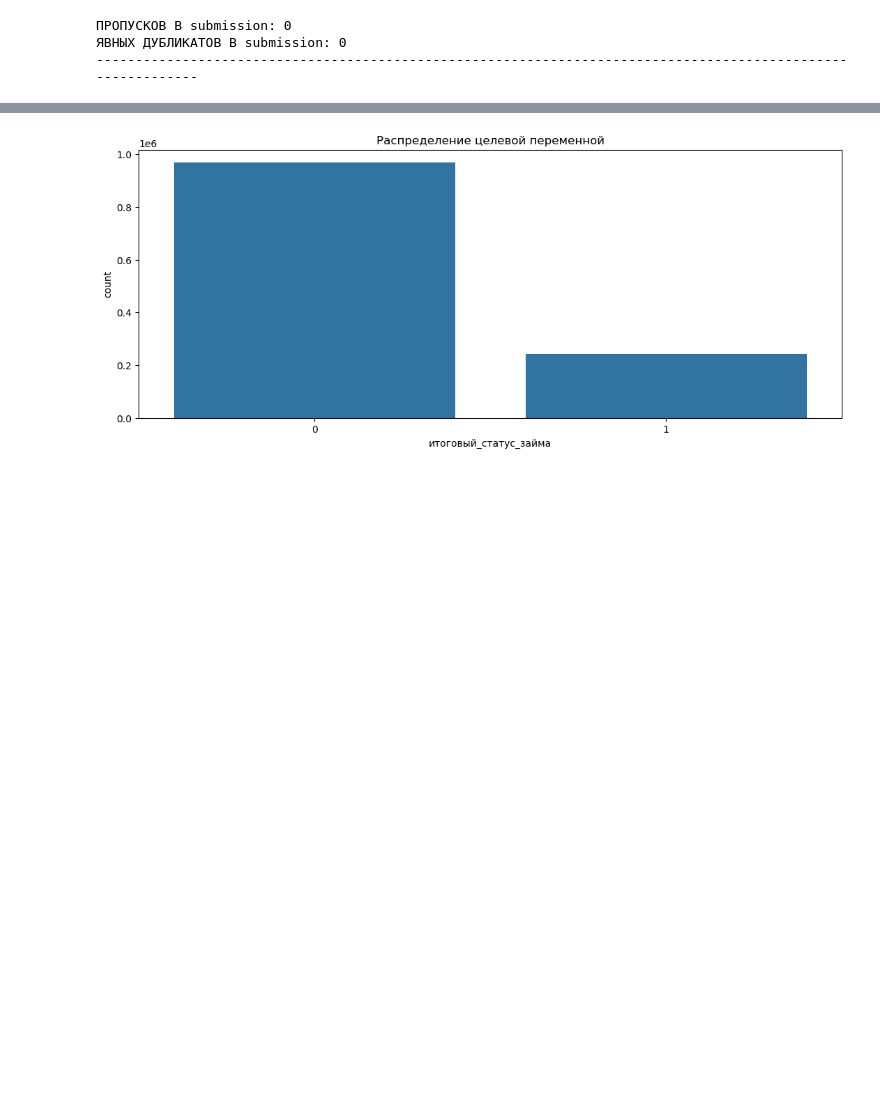
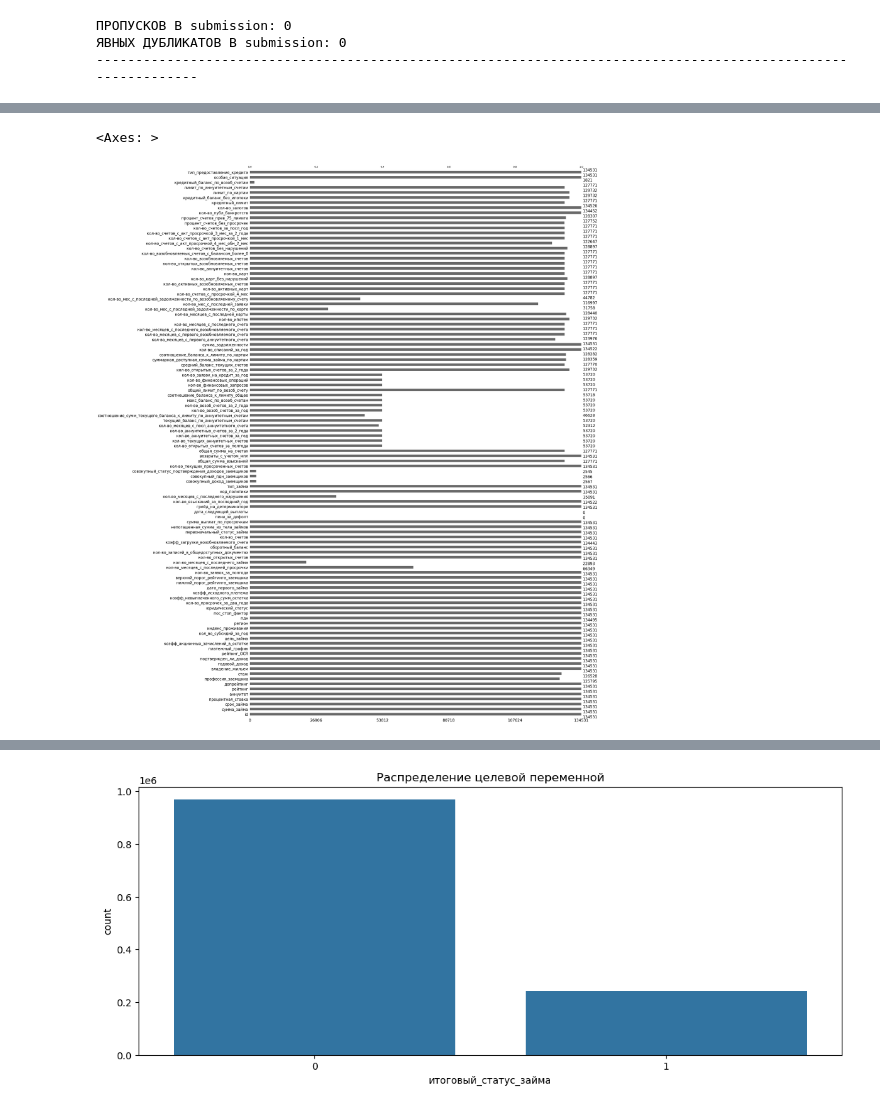
Before and after one commit to Mazay72/SCORING, a Jupyter notebook: scoring.ipynb, the cells around one changed output, grey strips where cells are left out. Cells and saved outputs as stored; diff of their text form; code cells hidden in the pictures; blank space fills up the shorter version.

```diff
--- a/scoring.ipynb
+++ b/scoring.ipynb
@@ -122,0 +129,5 @@ None
+# %%
+msno.bar(df_test)
+# %% [output]
+<Axes: >
+[figure, added]
```
Also changed, not shown: parts of 29 cells of this notebook.
